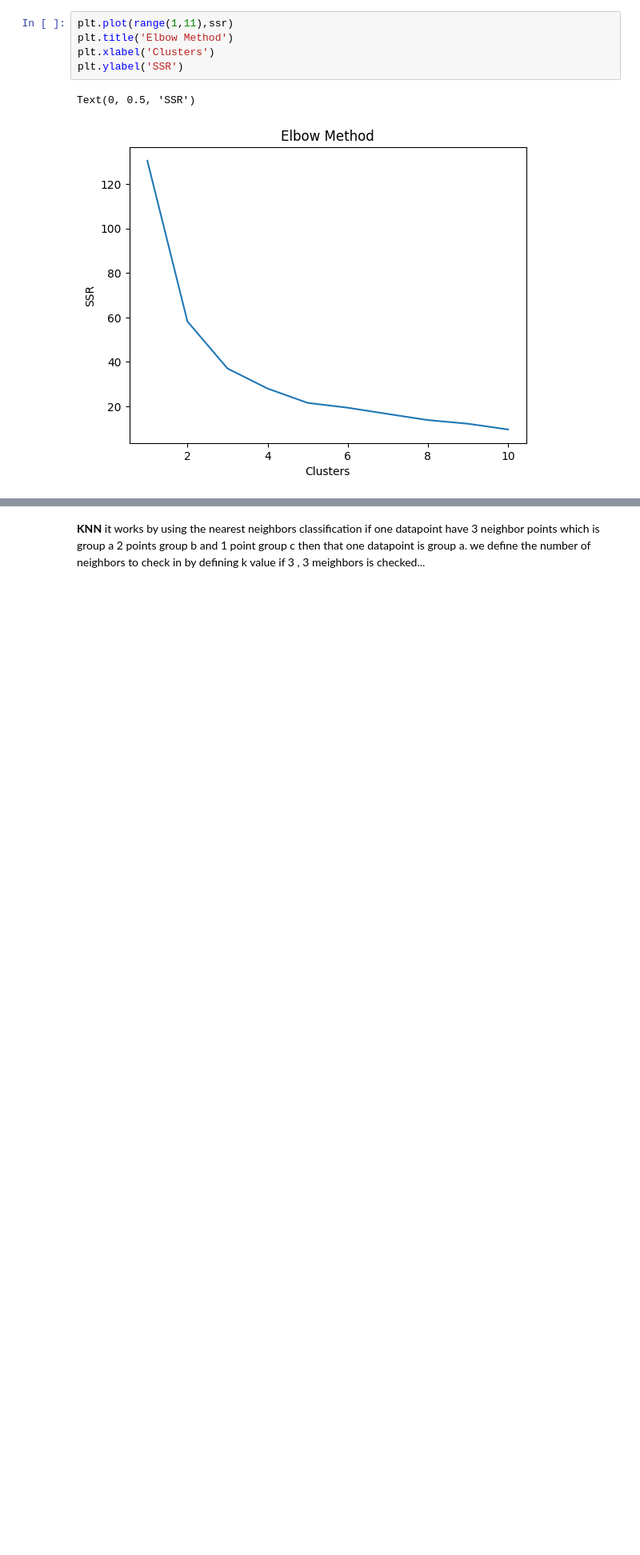
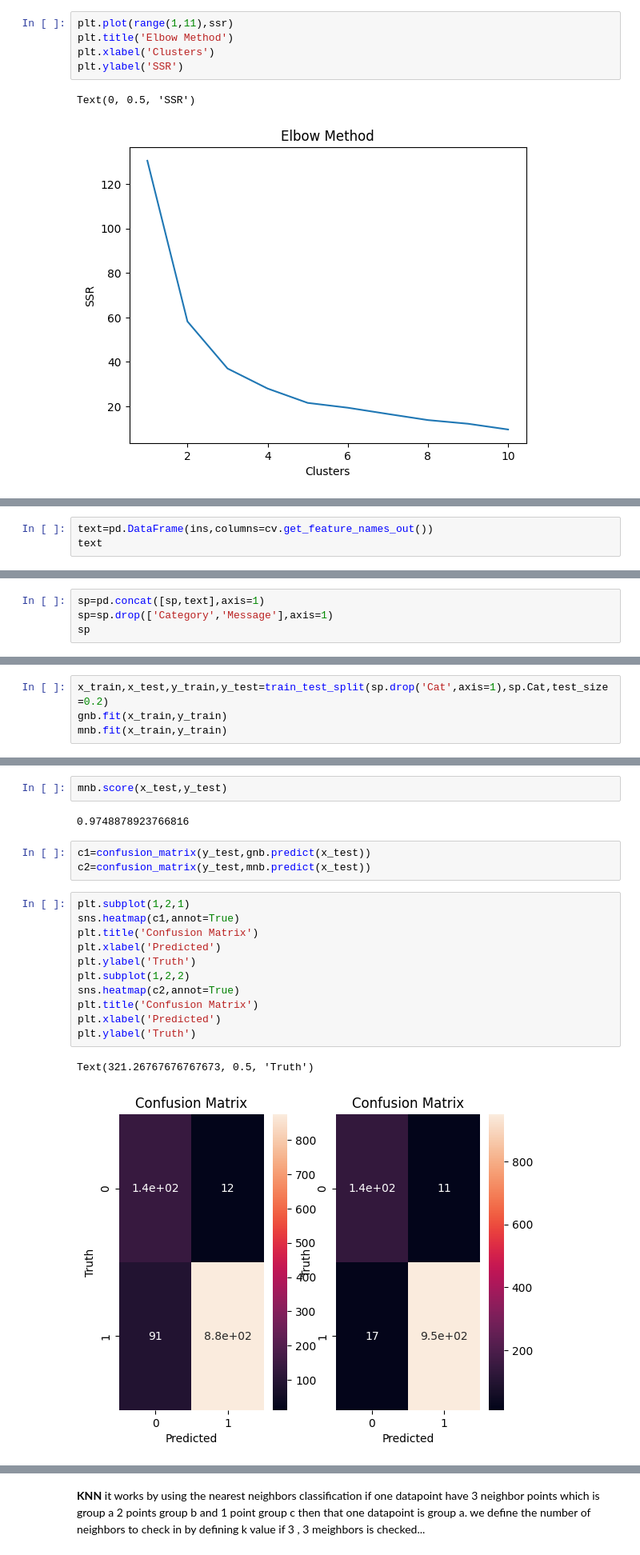
Before and after one commit to kailai-13/ML_Hands_On, a Jupyter notebook: All_ML_Hands_On (3).ipynb, the cells around one changed output, grey strips where cells are left out. Shown at 80% size. Drawn from its saved outputs; the diff is of its cells as text; blank space fills up the shorter version.

```diff
--- a/All_ML_Hands_On.ipynb
+++ b/All_ML_Hands_On (3).ipynb
@@ -925,0 +1033,3 @@ Text(0, 0.5, 'SSR')
+# %%
+text=pd.DataFrame(ins,columns=cv.get_feature_names_out())
+text
@@ -925,0 +1050,4 @@ Text(0, 0.5, 'SSR')
+# %%
+sp=pd.concat([sp,text],axis=1)
+sp=sp.drop(['Category','Message'],axis=1)
+sp
@@ -925,0 +1068,4 @@ Text(0, 0.5, 'SSR')
+# %%
+x_train,x_test,y_train,y_test=train_test_split(sp.drop('Cat',axis=1),sp.Cat,test_size=0.2)
+gnb.fit(x_train,y_train)
+mnb.fit(x_train,y_train)
@@ -925,0 +1078,21 @@ Text(0, 0.5, 'SSR')
+# %%
+mnb.score(x_test,y_test)
+# %% [output]
+0.9748878923766816
+# %%
+c1=confusion_matrix(y_test,gnb.predict(x_test))
+c2=confusion_matrix(y_test,mnb.predict(x_test))
+# %%
+plt.subplot(1,2,1)
+sns.heatmap(c1,annot=True)
+plt.title('Confusion Matrix')
+plt.xlabel('Predicted')
+plt.ylabel('Truth')
+plt.subplot(1,2,2)
+sns.heatmap(c2,annot=True)
+plt.title('Confusion Matrix')
+plt.xlabel('Predicted')
+plt.ylabel('Truth')
+# %% [output]
+Text(321.26767676767673, 0.5, 'Truth')
+[figure, added]
```
Also changed, not shown: parts of 28 cells of this notebook.
